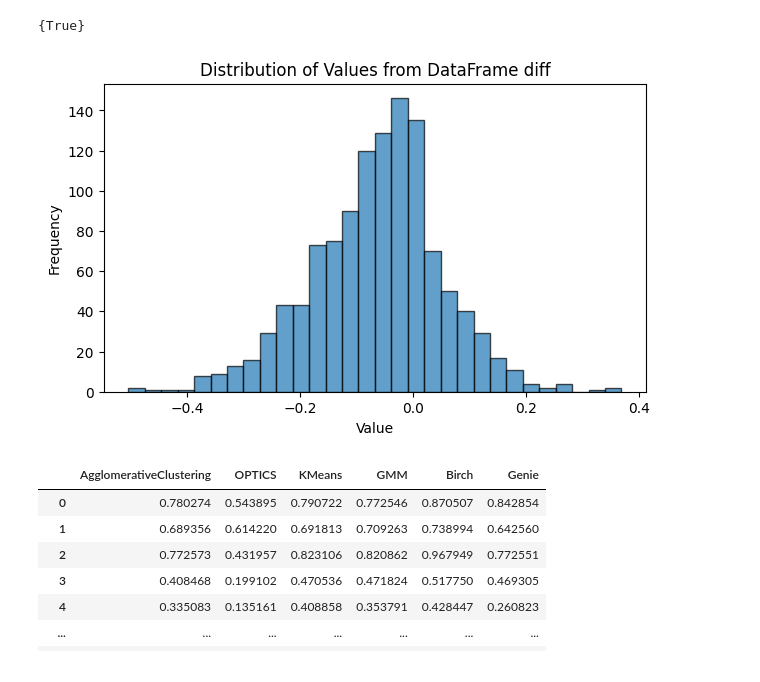
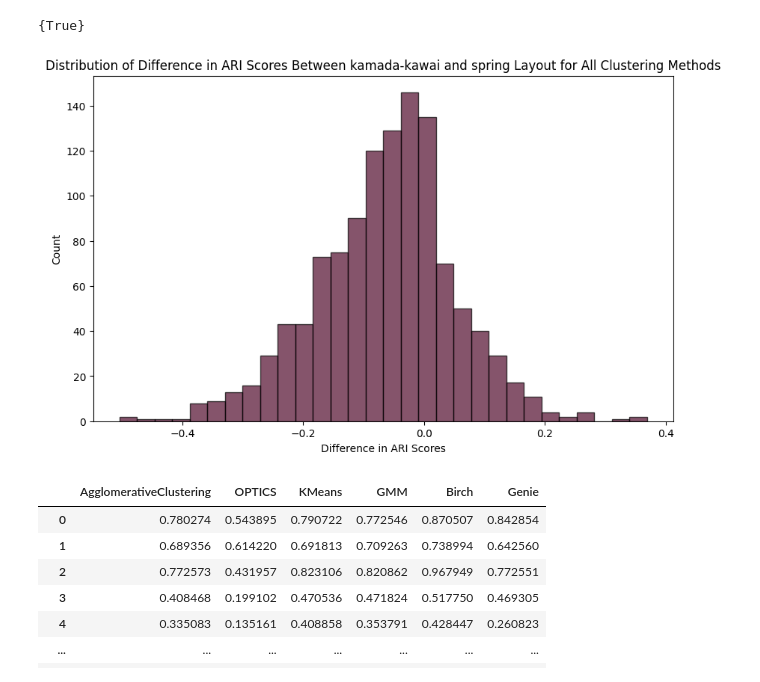
Before and after one commit to ARUMHC/Geometric-Properties-of-Graph-Visualization-Methods, a Jupyter notebook: code/test_statistic_significancy.ipynb, the cells around one changed output. Drawn from its saved outputs; the diff is of its cells as text; code cells hidden in the pictures.

```diff
--- a/code/test_statistic_significancy.ipynb
+++ b/code/test_statistic_significancy.ipynb
@@ -87,19 +87,19 @@ diff.drop(['Girvan-Newman', 'Leiden'], axis=1, inplace=True)
 # %%
 import matplotlib.pyplot as plt
 
 # Assuming diff is your dataframe
 # Unwind all values into a list
 values_list = diff.values.flatten().tolist()
 
 # Plot the distribution of those values
-plt.figure(figsize=(7, 4))
-plt.hist(values_list, bins=30, edgecolor='k', alpha=0.7)
-plt.title('Distribution of Values from DataFrame diff')
-plt.xlabel('Value')
-plt.ylabel('Frequency')
+plt.figure(figsize=(10, 6))
+plt.hist(values_list, bins=30, edgecolor='k', alpha=0.7, color='#510C2D')
+plt.title('Distribution of Difference in ARI Scores Between kamada-kawai and spring Layout for All Clustering Methods')
+plt.xlabel('Difference in ARI Scores')
+plt.ylabel('Count')
 plt.show()
 # %% [output]
-[figure, old version]
+[figure, new version]
 # %%
 kamada_sub.drop(['graph_id', 'size'], axis=1, inplace=True)
 spring_sub.drop(['graph_id', 'size'], axis=1, inplace=True)
```
Also changed, not shown: parts of 3 cells of this notebook, 18 other files.
